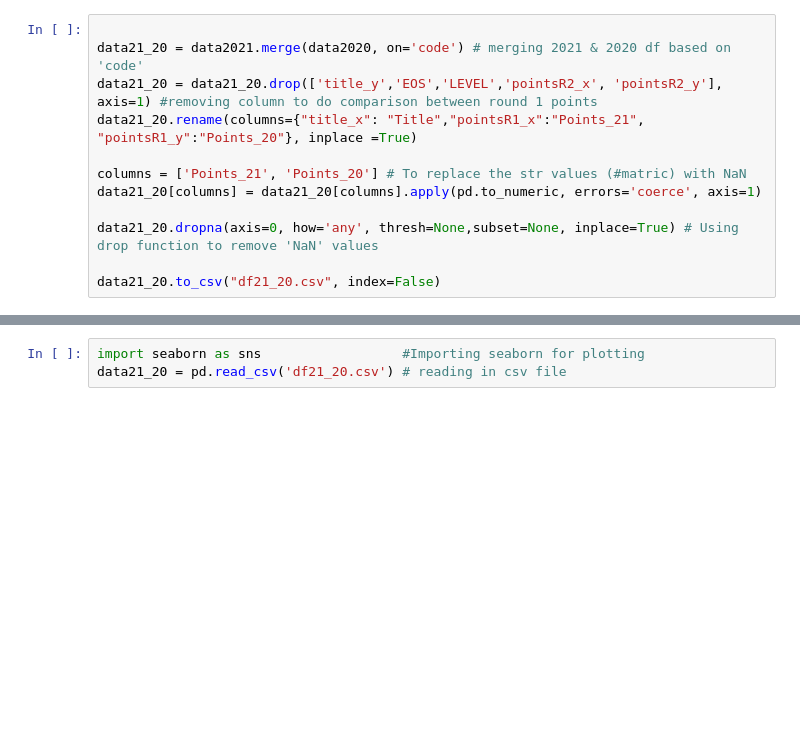
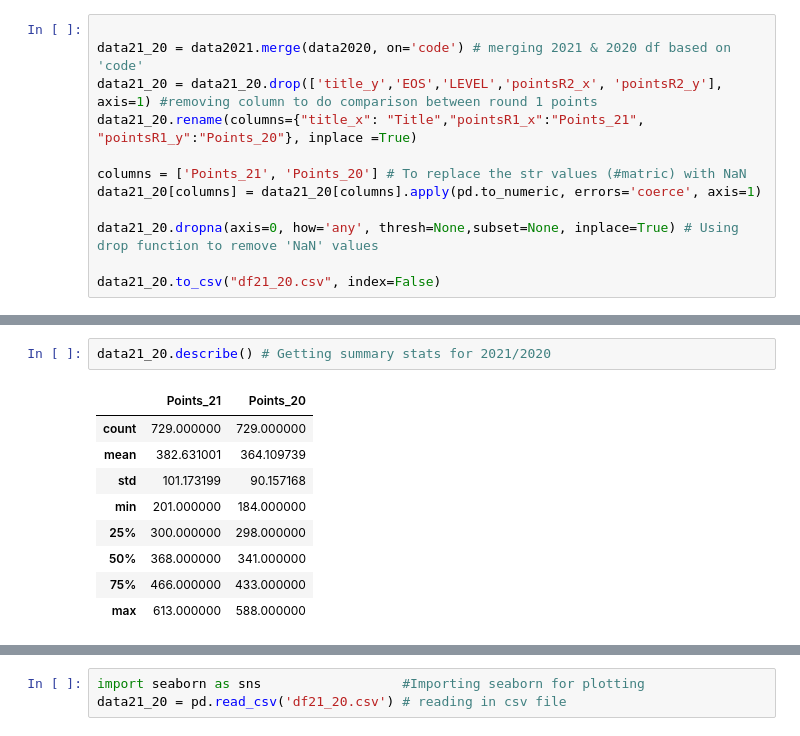
Before and after one commit to BTunney92/FODA---Project, a Jupyter notebook: cao.ipynb, the cells around one changed output, grey strips where cells are left out. Drawn from its saved outputs; the diff is of its cells as text; blank space fills up the shorter version.

```diff
--- a/cao.ipynb
+++ b/cao.ipynb
@@ -145 +157,13 @@ data20_19.rename(columns={"title_x": "Title","EOS_x": "EOS_20", "EOS_y":"EOS_19"
 data20_19.to_csv("df20_19.csv", index=False) #saving csv
+# %%
+data21_20.describe() # Getting summary stats for 2021/2020
+# %% [output]
+|  | Points_21 | Points_20 |
+| count | 729.000000 | 729.000000 |
+| mean | 382.631001 | 364.109739 |
+| std | 101.173199 | 90.157168 |
+| min | 201.000000 | 184.000000 |
+| 25% | 300.000000 | 298.000000 |
+| 50% | 368.000000 | 341.000000 |
+| 75% | 466.000000 | 433.000000 |
+| max | 613.000000 | 588.000000 |
```
Also changed, not shown: parts of 11 cells of this notebook, 3 other files.
